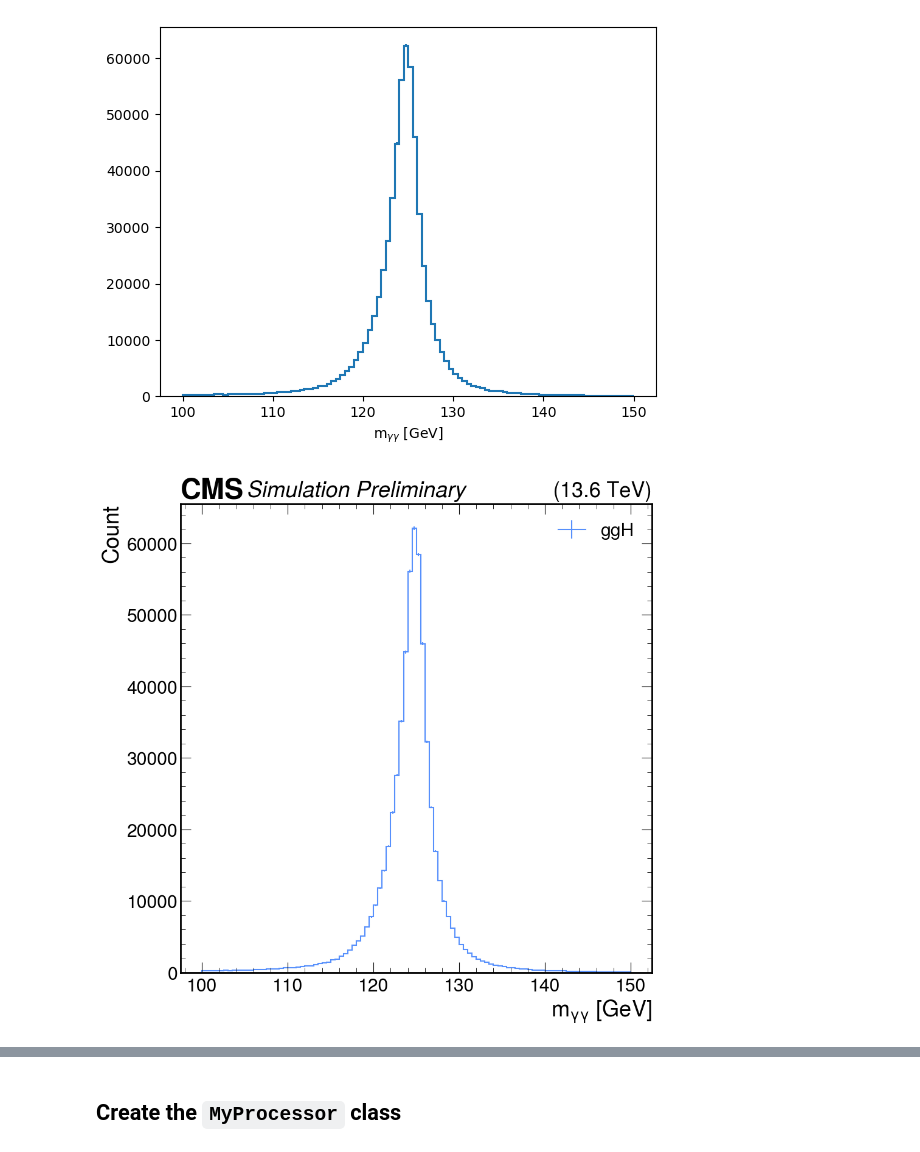
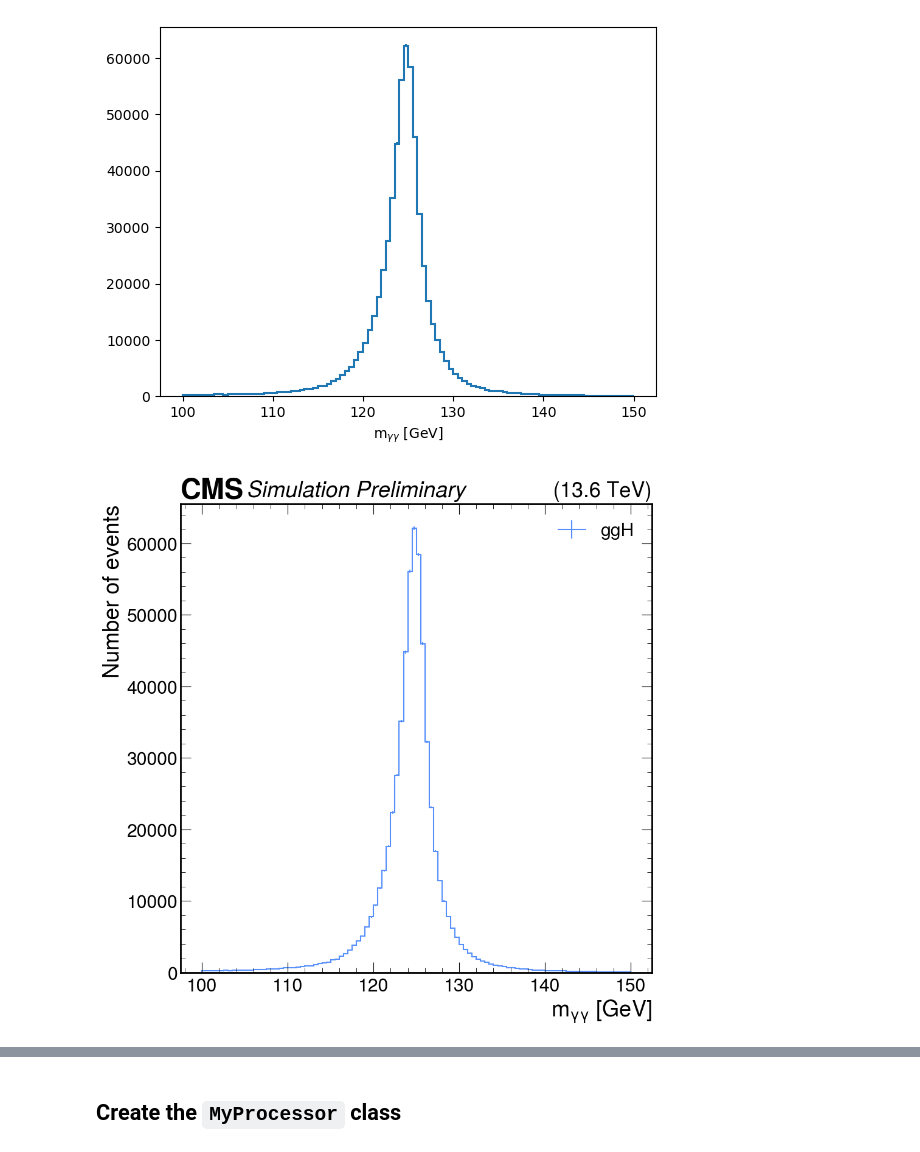
Before and after one commit to ChenHua-Hsu/higgs_dna_tutorial, a Jupyter notebook: 01_columnar_introduction/coffea_basic.ipynb, the cells around one changed output, grey strips where cells are left out. Drawn from its saved outputs; the diff is of its cells as text; code cells hidden in the pictures.

```diff
--- a/01_columnar_introduction/coffea_basic.ipynb
+++ b/01_columnar_introduction/coffea_basic.ipynb
@@ -212,24 +212,24 @@ h.plot()
 # %%
 # cell 18
 
 # format plot with mplhep
 
 import mplhep as hep
 import matplotlib.pyplot as plt
 
 hep.style.use(hep.style.CMS)
 
 f, ax = plt.subplots(figsize=(10,10))
 
-ax.set_ylabel("Count")
+ax.set_ylabel("Number of events")
 h.plot(ax=ax,label="ggH")
 
 hep.cms.label("Preliminary",loc=0,com=13.6)
 
 plt.legend()
 plt.show()
 # %% [output]
-[figure, old version]
+[figure, new version]
 # %% [markdown]
 # Coffea Processors
 
```
Also changed, not shown: parts of 9 cells of this notebook, 1 other file.
